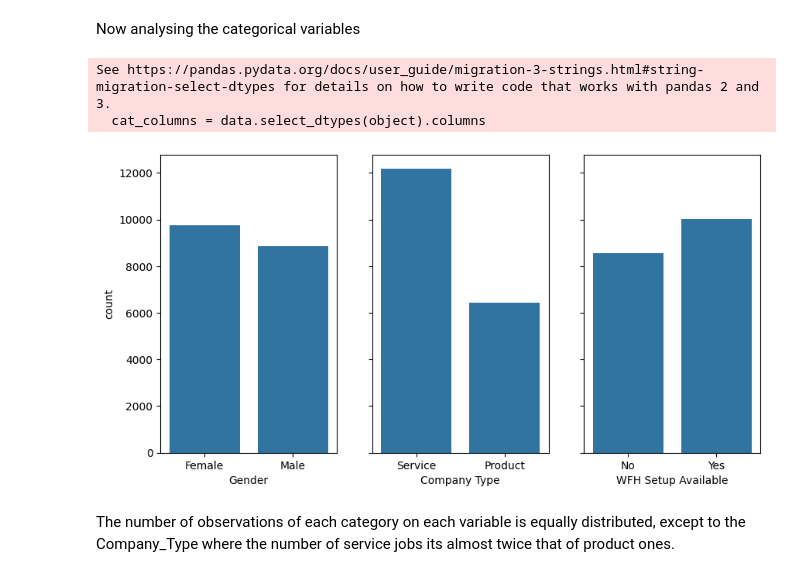
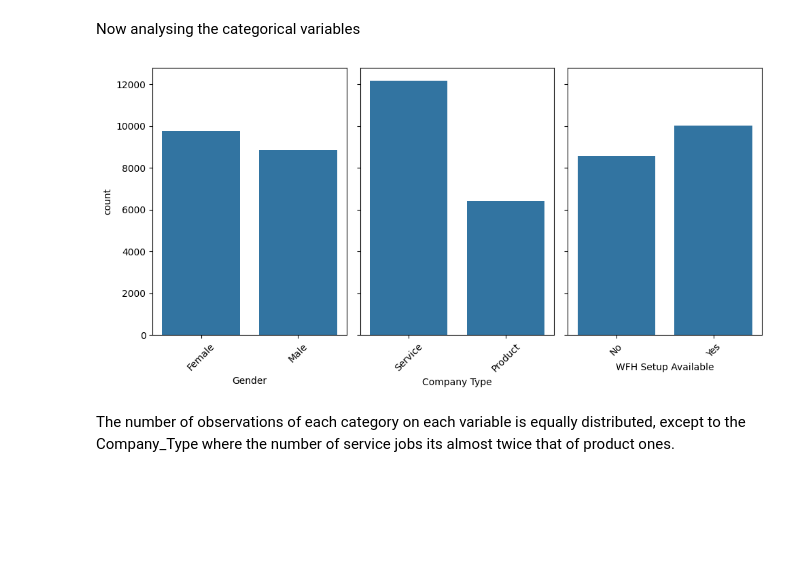
Before and after one commit to Madhu-Dontukurthi/Employee-burnout-prediction, a Jupyter notebook: Employee_Burnout_Analysis/notebooks/Employee_Burnout_Analysis_(mini_project).ipynb, the cells around one changed output. Saved outputs shown, nothing was run; the diff lists cells and outputs as text; code cells hidden in the pictures; blank space fills up the shorter version.

Commit message:
Fix Pandas deprecation warning

```diff
--- a/Employee_Burnout_Analysis/notebooks/Employee_Burnout_Analysis_(mini_project).ipynb
+++ b/Employee_Burnout_Analysis/notebooks/Employee_Burnout_Analysis_(mini_project).ipynb
@@ -263,15 +263,26 @@ data.head()
 # %% [markdown]
 Now  analysing the categorical variables
 # %%
-cat_columns = data.select_dtypes(object).columns
-fig, ax = plt.subplots(nrows=1, ncols=len(cat_columns), sharey=True, figsize=(10, 5))
+cat_columns = data.select_dtypes(include='str').columns
+
+fig, ax = plt.subplots(
+    nrows=1,
+    ncols=len(cat_columns),
+    sharey=True,
+    figsize=(10, 5)
+)
+
+if len(cat_columns) == 1:
+    ax = [ax]
+
 for i, c in enumerate(cat_columns):
     sns.countplot(x=c, data=data, ax=ax[i])
+    ax[i].tick_params(axis='x', rotation=45)
+
+plt.tight_layout()
 plt.show()
 # %% [output]
-See https://pandas.pydata.org/docs/user_guide/migration-3-strings.html#string-migration-select-dtypes for details on how to write code that works with pandas 2 and 3.
-  cat_columns = data.select_dtypes(object).columns
-[figure, old version]
+[figure, new version]
 # %% [markdown]
 The number of observations of each category on each variable is equally distributed, except to the Company_Type where the number of service jobs its almost twice that of product ones.
 # %% [markdown]
```
Also changed, not shown: parts of 1 cell of this notebook.
